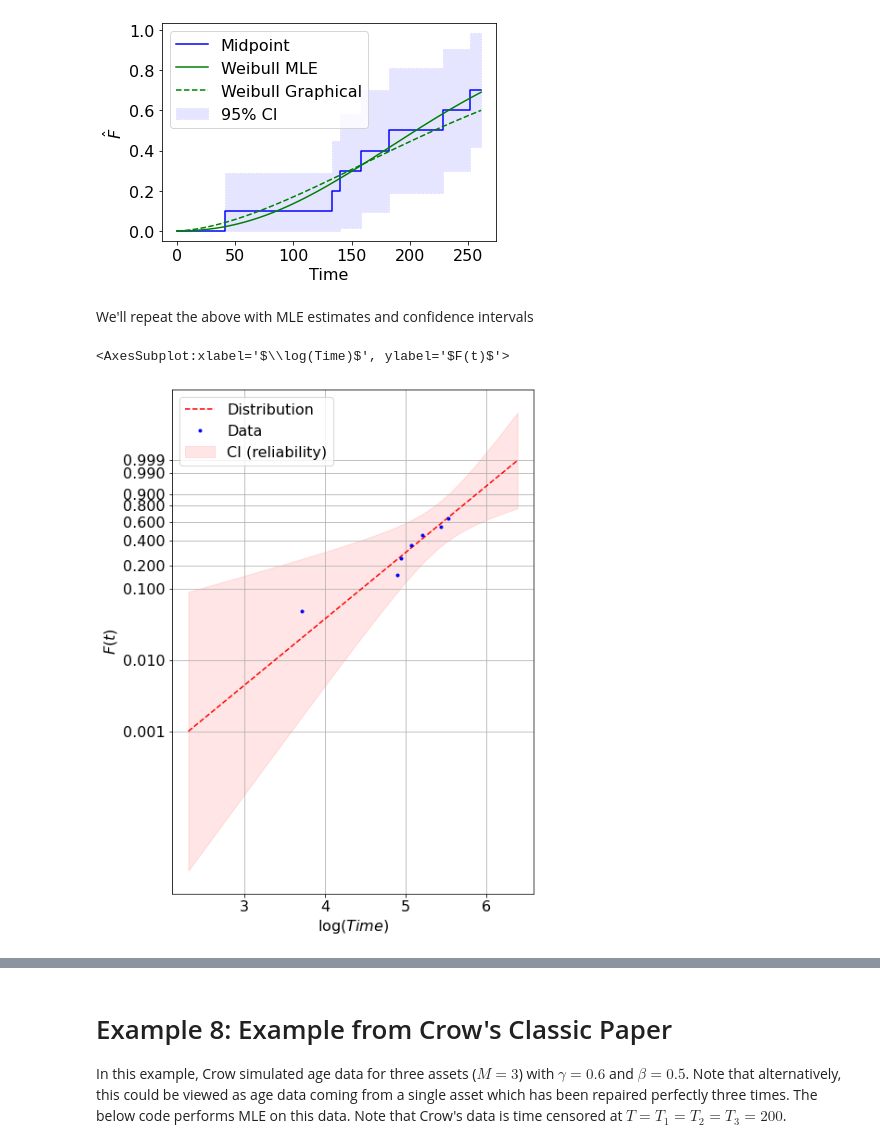
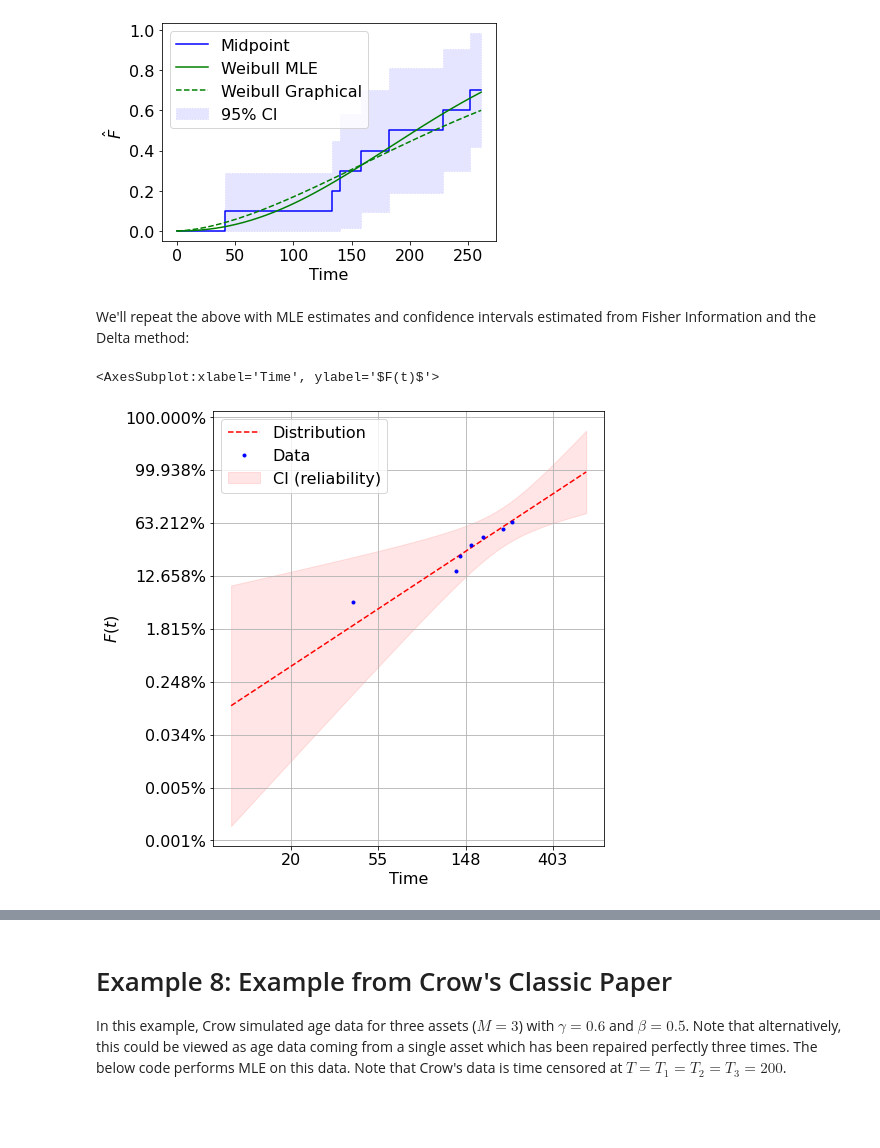
Before and after one commit to cholette/reliability, a Jupyter notebook: Python/reliabilty_and_mle_examples.ipynb, the cells around one changed output, grey strips where cells are left out. Saved outputs shown, nothing was run; the diff lists cells and outputs as text; code cells hidden in the pictures; blank space fills up the shorter version.

```diff
--- a/Python/reliabilty_and_mle_examples.ipynb
+++ b/Python/reliabilty_and_mle_examples.ipynb
@@ -204,10 +204,10 @@ axKM.legend(loc='upper left')
 <matplotlib.legend.Legend at 0x...>
 [figure]
 # %% [markdown]
-We'll repeat the above with MLE estimates and confidence intervals
+We'll repeat the above with MLE estimates and confidence intervals estimated from Fisher Information and the Delta method:
 # %%
-fig,ax2 = plt.subplots(figsize=(7,8)
-ra.weibull_probability_plot(pdhat,data=data,ax=ax2,confidence_bounds="Reliability",parameter_covariance=p_cov)
+fig,ax2 = plt.subplots(figsize=(7,8))
+ra.weibull_probability_plot(pdhat,data=data,ax=ax2,confidence_bounds="reliability",parameter_covariance=p_cov)
 # %% [output]
-<AxesSubplot:xlabel='$\\log(Time)$', ylabel='$F(t)$'>
+<AxesSubplot:xlabel='Time', ylabel='$F(t)$'>
-[figure, old version]
+[figure, new version]
```
Also changed, not shown: parts of 6 cells of this notebook, 1 other file.
